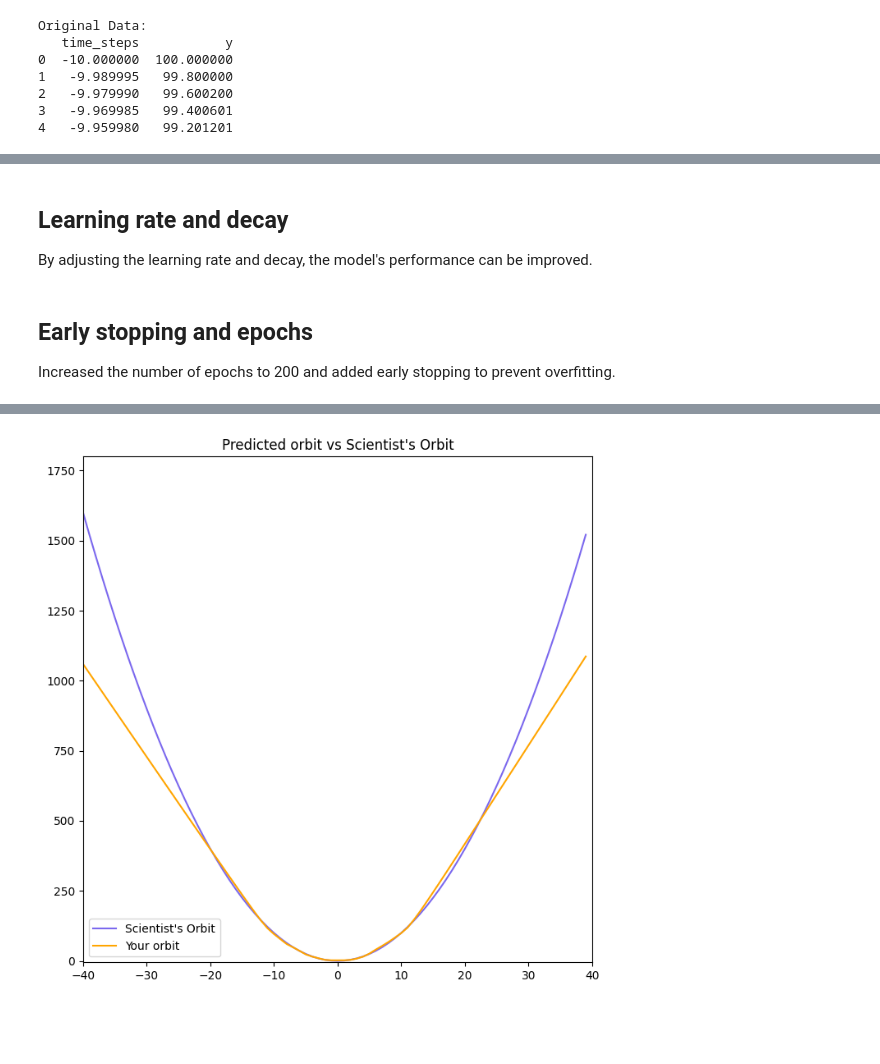
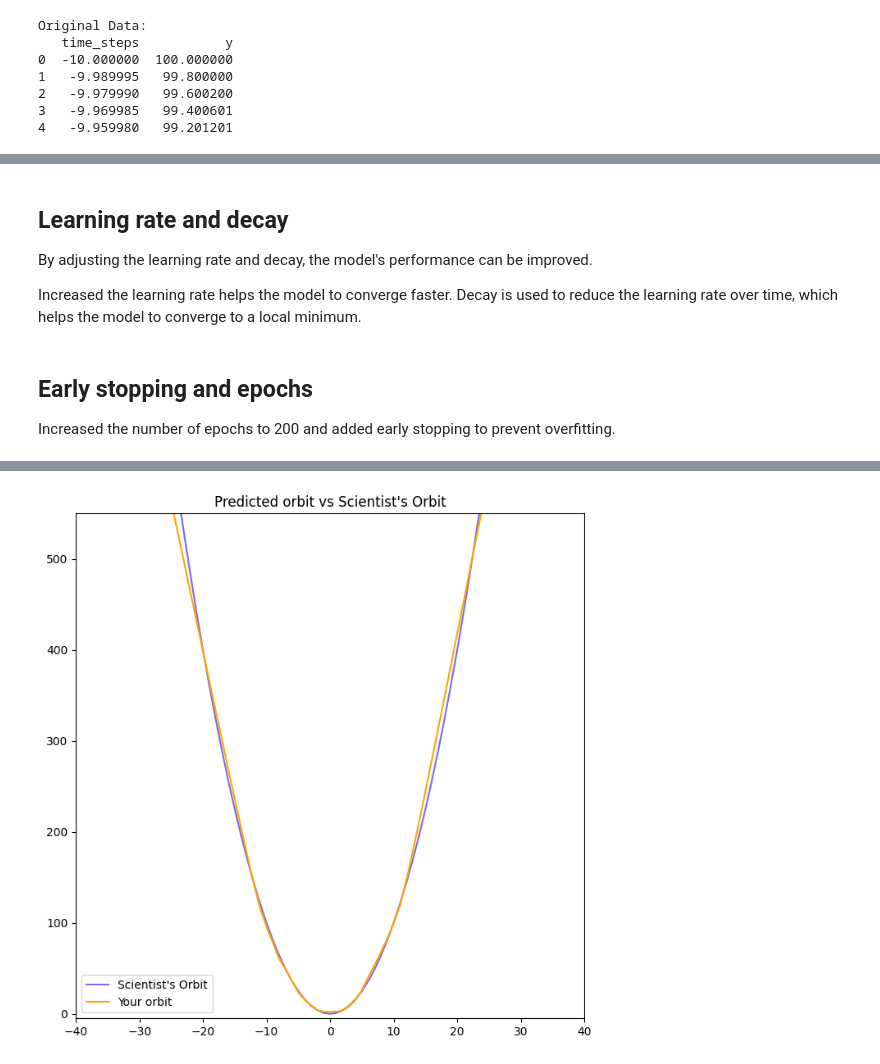
Before and after one commit to Fadi-S/orbit_prediction_nn, a Jupyter notebook: main.ipynb, the cells around one changed output, grey strips where cells are left out. Cells and saved outputs as stored; diff of their text form; code cells hidden in the pictures; blank space fills up the shorter version.

Commit message:
Chart yaxis=550

```diff
--- a/main.ipynb
+++ b/main.ipynb
@@ -59,6 +71,9 @@ model.add(Dense(1))
 # %% [markdown]
 ## Learning rate and decay
 By adjusting the learning rate and decay, the model's performance can be improved.
+
+Increased the learning rate helps the model to converge faster.
+Decay is used to reduce the learning rate over time, which helps the model to converge to a local minimum.
 # %%
 from tensorflow.keras.optimizers.legacy import Adam
 
@@ -104,5 +119,5 @@ def plot_orbit(model_preds, y_axis=550):
 # %%
 eighty_min_orbit = model.predict(np.arange(-40, 40))
 
-plot_orbit(eighty_min_orbit, 1800)
+plot_orbit(eighty_min_orbit, 550)
 # %% [output]
@@ -110,3 +125,3 @@ plot_orbit(eighty_min_orbit, 1800)
-[figure, old version]
+[figure, new version]
 # %%
 model.save('model.keras')
```
Also changed, not shown: parts of 2 cells of this notebook.
